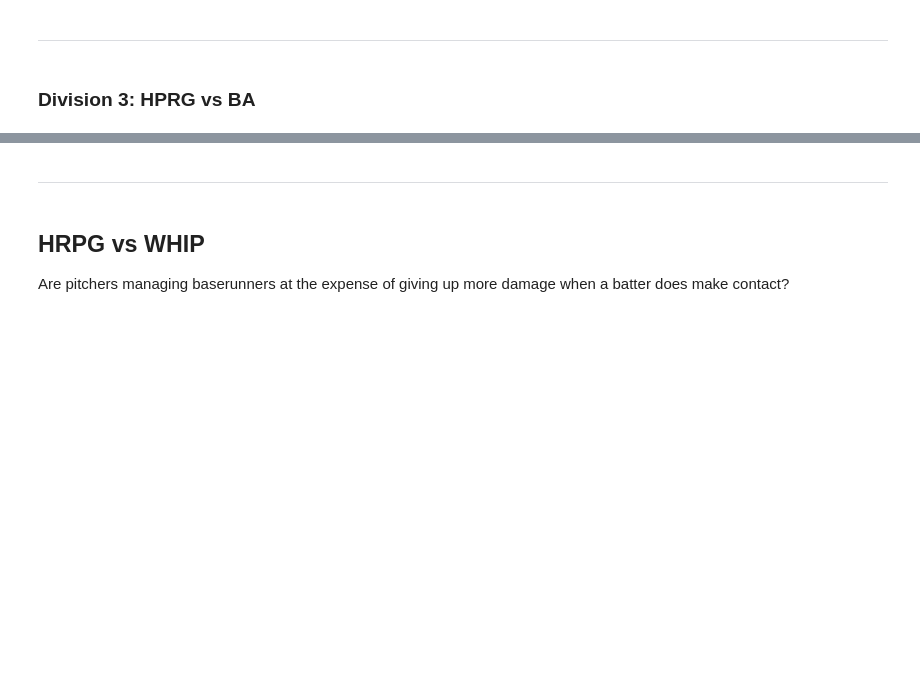
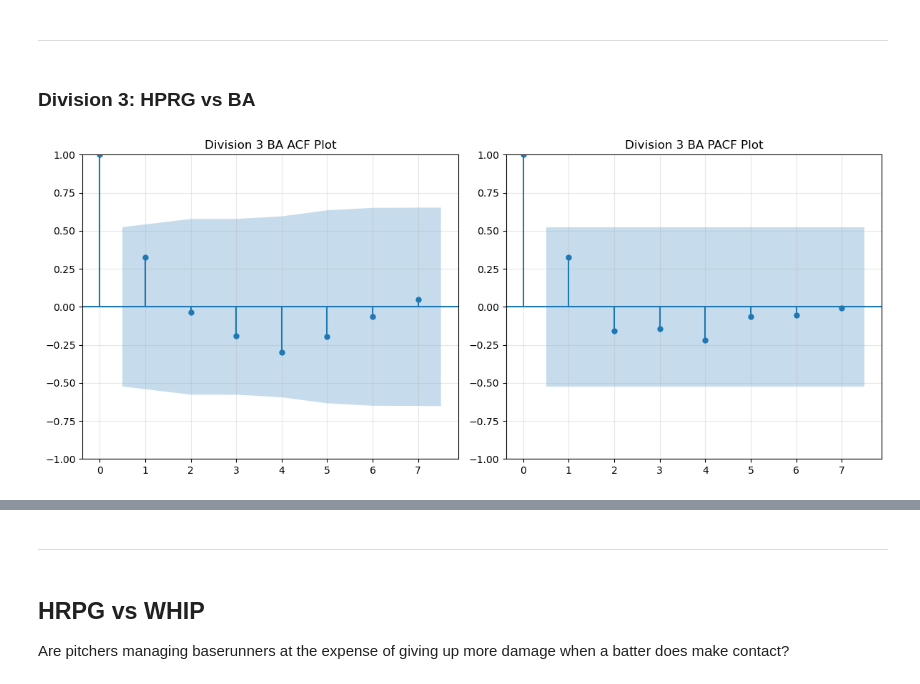
Before and after one commit to jeremym3817/DS4420-BiggsMarino-Final-Project, a Jupyter notebook: Jeremy Marino - DS4420 TimeSeries.ipynb, the cells around one changed output, grey strips where cells are left out. Cells and saved outputs as stored; diff of their text form; code cells hidden in the pictures; blank space fills up the shorter version.

```diff
--- a/Jeremy Marino - DS4420 TimeSeries.ipynb
+++ b/Jeremy Marino - DS4420 TimeSeries.ipynb
@@ -1032,3 +1041,7 @@ ar_ba_div1 = list(panel_ar(divison_1_df, 'BA', div=1, lag=1, test_years=2, forec
 ***
 # %% [markdown]
 ### Division 3: HPRG vs BA
+# %%
+get_acf_pacf(metric='BA', metric_df=avg_metric_df, div=3)
+# %% [output]
+[figure, added]
```
Also changed, not shown: parts of 9 cells of this notebook.
